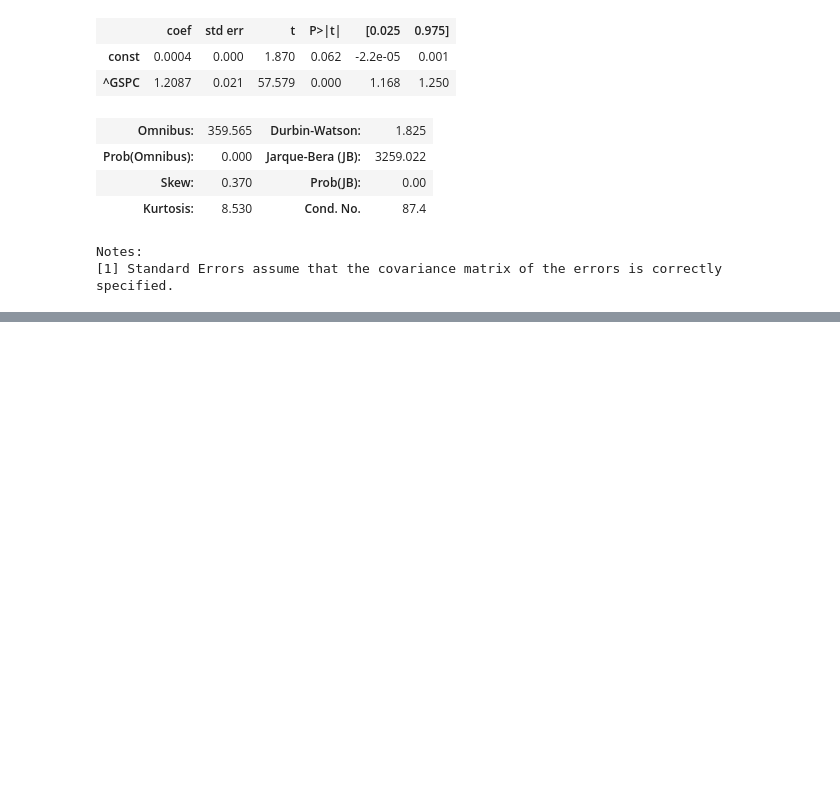
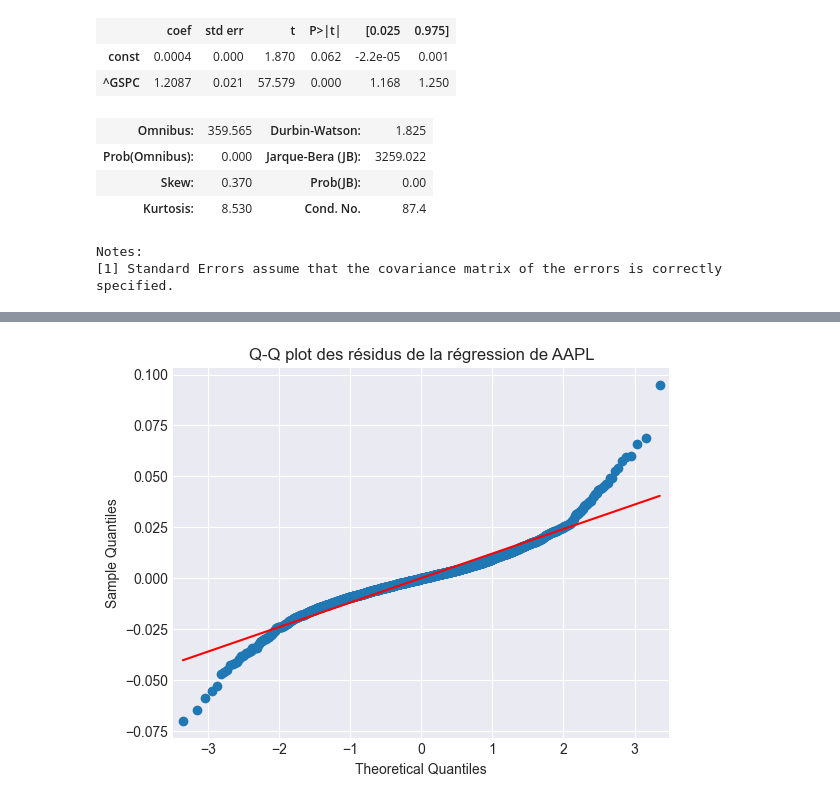
Before and after one commit to luca-dupont2/quant-101-workshops, a Jupyter notebook: 02_regression_alpha_beta/regression_alpha_beta.ipynb, the cells around one changed output, grey strips where cells are left out. Cells and saved outputs as stored; diff of their text form; code cells hidden in the pictures; blank space fills up the shorter version.

```diff
--- a/02_regression_alpha_beta/regression_alpha_beta.ipynb
+++ b/02_regression_alpha_beta/regression_alpha_beta.ipynb
@@ -175 +198,9 @@ plt.show()
+# %%
+# Q-Q plot des résidus (normalité)
+
+sm.qqplot(residuals, line ='s')
+plt.title(f'Q-Q plot des résidus de la régression de {asset}')
+plt.show()
+# %% [output]
+[figure, added]
 # %% [markdown]
```
Also changed, not shown: parts of 8 cells of this notebook.
